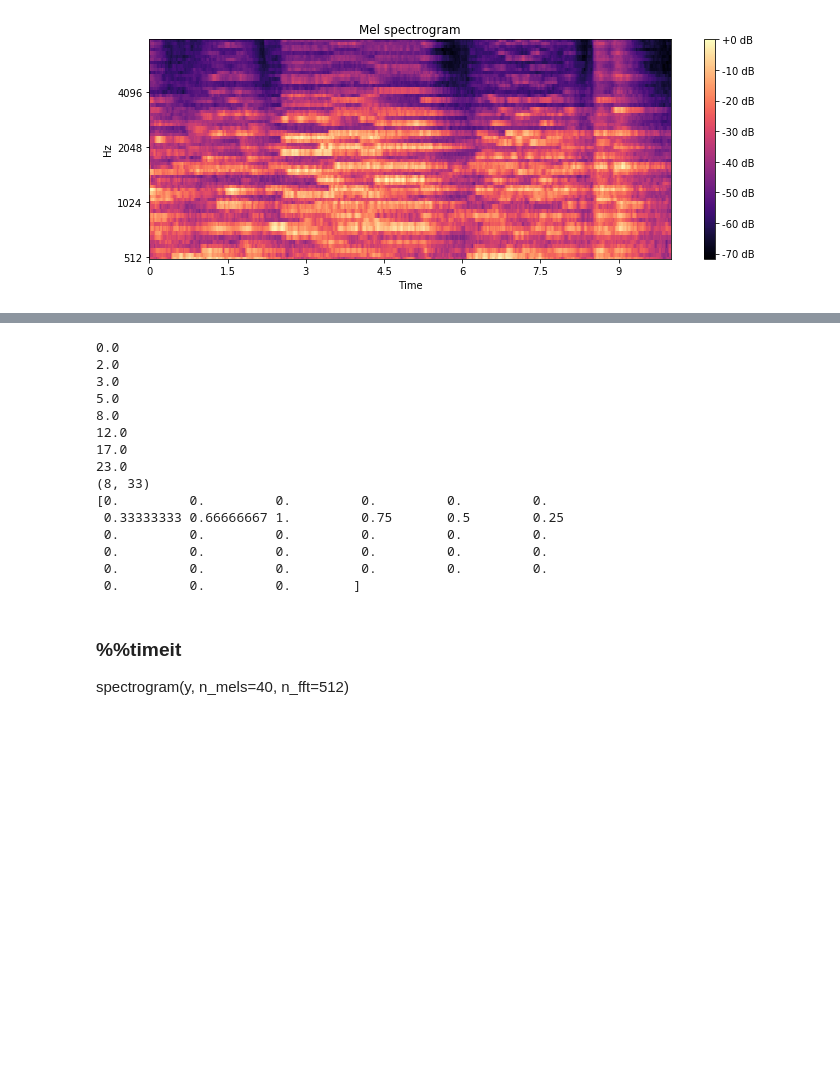
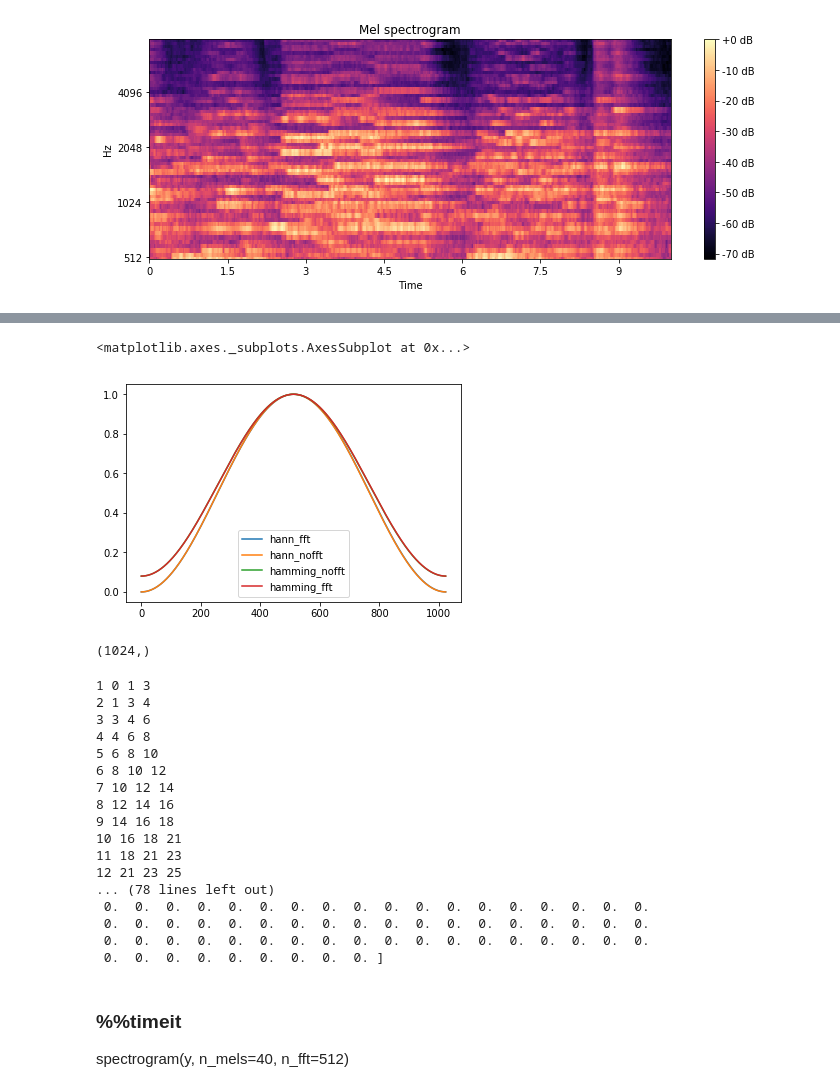
Before and after one commit to jonnor/datascience-master, a Jupyter notebook: dcase2018/Features.ipynb, the cells around one changed output, grey strips where cells are left out. Saved outputs shown, nothing was run; the diff lists cells and outputs as text; code cells hidden in the pictures; blank space fills up the shorter version.

```diff
--- a/dcase2018/Features.ipynb
+++ b/dcase2018/Features.ipynb
@@ -245,7 +160,22 @@ ours (40, 429)
+# %%
+df = pandas.DataFrame({
+    'hann_fft': librosa.filters.get_window('hann', 1024, fftbins=True),
+    'hann_nofft': librosa.filters.get_window('hann', 1024, fftbins=False),
+    'hamming_nofft': librosa.filters.get_window('hamming', 1024, fftbins=False),
+    'hamming_fft': librosa.filters.get_window('hamming', 1024, fftbins=True),
+})
+df.plot()
+# %% [output]
+<matplotlib.axes._subplots.AxesSubplot at 0x...>
+[figure, added]
+# %%
+librosa.filters.get_window('hamming', 1024, fftbins=False).shape
+# %% [output]
+(1024,)
 # %%
-sample_rate = 16000
-nfilt = 8
-NFFT = 64
+sample_rate = 20050
+nfilt = 64
+NFFT = 1024
 
 low_freq_mel = 0
 high_freq_mel = (2595 * numpy.log10(1 + (sample_rate / 2) / 700))  # Convert Hz to Mel
@@ -259,7 +189,7 @@ for m in range(1, nfilt + 1):
     center = int(bin[m])
     right = int(bin[m + 1])
 
-    print(bin[m])
+    print(m, left, center, right)
 
     for k in range(left, center):
         w = (k - left) / (center - left)
@@ -275,21 +205,23 @@ print(fbank[4])
 #filter_banks = numpy.where(filter_banks == 0, numpy.finfo(float).eps, filter_banks)  # Numerical Stability
 #filter_banks = 20 * numpy.log10(filter_banks)  # dB
 # %% [output]
-0.0
-2.0
-3.0
-5.0
-8.0
-12.0
-17.0
-23.0
-(8, 33)
-[0.         0.         0.         0.         0.         0.
- 0.33333333 0.66666667 1.         0.75       0.5        0.25
- 0.         0.         0.         0.         0.         0.
- 0.         0.         0.         0.         0.         0.
- 0.         0.         0.         0.         0.         0.
- 0.         0.         0.        ]
+1 0 1 3
+2 1 3 4
+3 3 4 6
+4 4 6 8
+5 6 8 10
+6 8 10 12
+7 10 12 14
+8 12 14 16
+9 14 16 18
+10 16 18 21
+11 18 21 23
+12 21 23 25
+... (78 lines left out)
+ 0.  0.  0.  0.  0.  0.  0.  0.  0.  0.  0.  0.  0.  0.  0.  0.  0.  0.
+ 0.  0.  0.  0.  0.  0.  0.  0.  0.  0.  0.  0.  0.  0.  0.  0.  0.  0.
+ 0.  0.  0.  0.  0.  0.  0.  0.  0.  0.  0.  0.  0.  0.  0.  0.  0.  0.
+ 0.  0.  0.  0.  0.  0.  0.  0.  0. ]
 # %% [markdown]
 ### %%timeit
 spectrogram(y, n_mels=40, n_fft=512)
```
Also changed, not shown: parts of 5 cells of this notebook, 4 other files.
